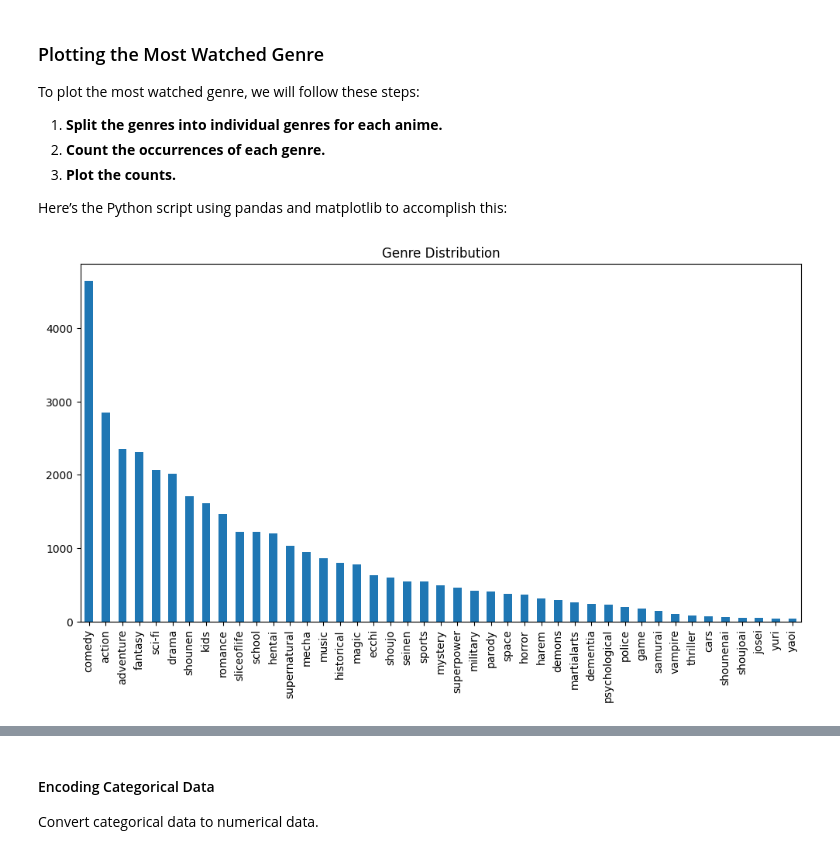
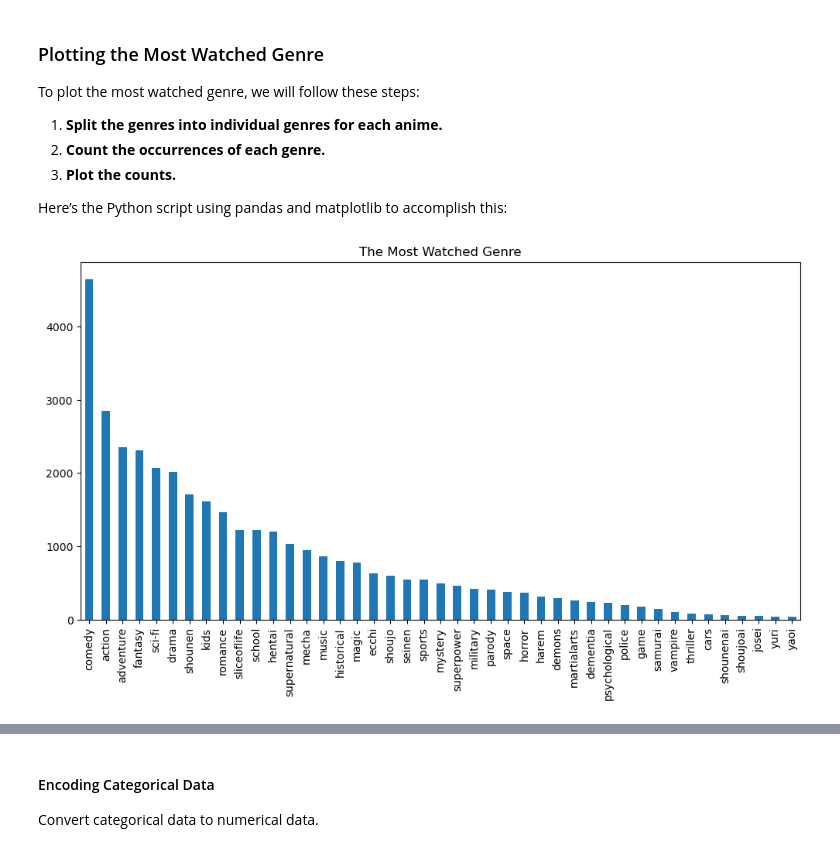
Before and after one commit to keneilweRangw/MM1_2401FTDS_Unsupervised_Learning_Project, a Jupyter notebook: Final_Project.ipynb, the cells around one changed output, grey strips where cells are left out. Drawn from its saved outputs; the diff is of its cells as text; code cells hidden in the pictures.

```diff
--- a/Final_Project.ipynb
+++ b/Final_Project.ipynb
@@ -364,9 +386,9 @@ Here’s the Python script using pandas and matplotlib to accomplish this:
 # %%
 # Analysis of genres
 genres = anime_df['genre'].str.get_dummies(sep=',')
 genre_counts = genres.sum().sort_values(ascending=False)
 genre_counts.plot(kind='bar', figsize=(12, 6))
-plt.title('Genre Distribution')
+plt.title('The Most Watched Genre')
 plt.show()
 # %% [output]
-[figure, old version]
+[figure, new version]
```
Also changed, not shown: parts of 33 cells of this notebook.
